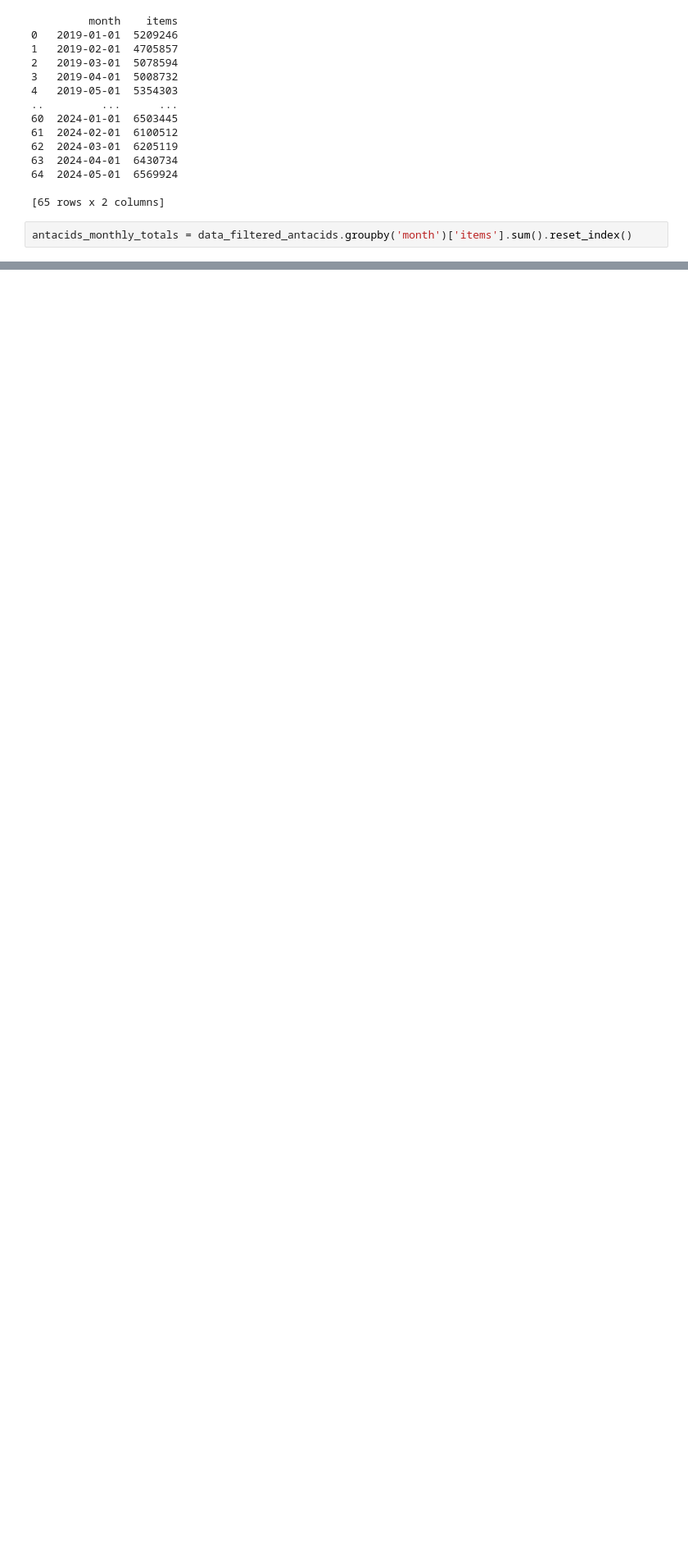
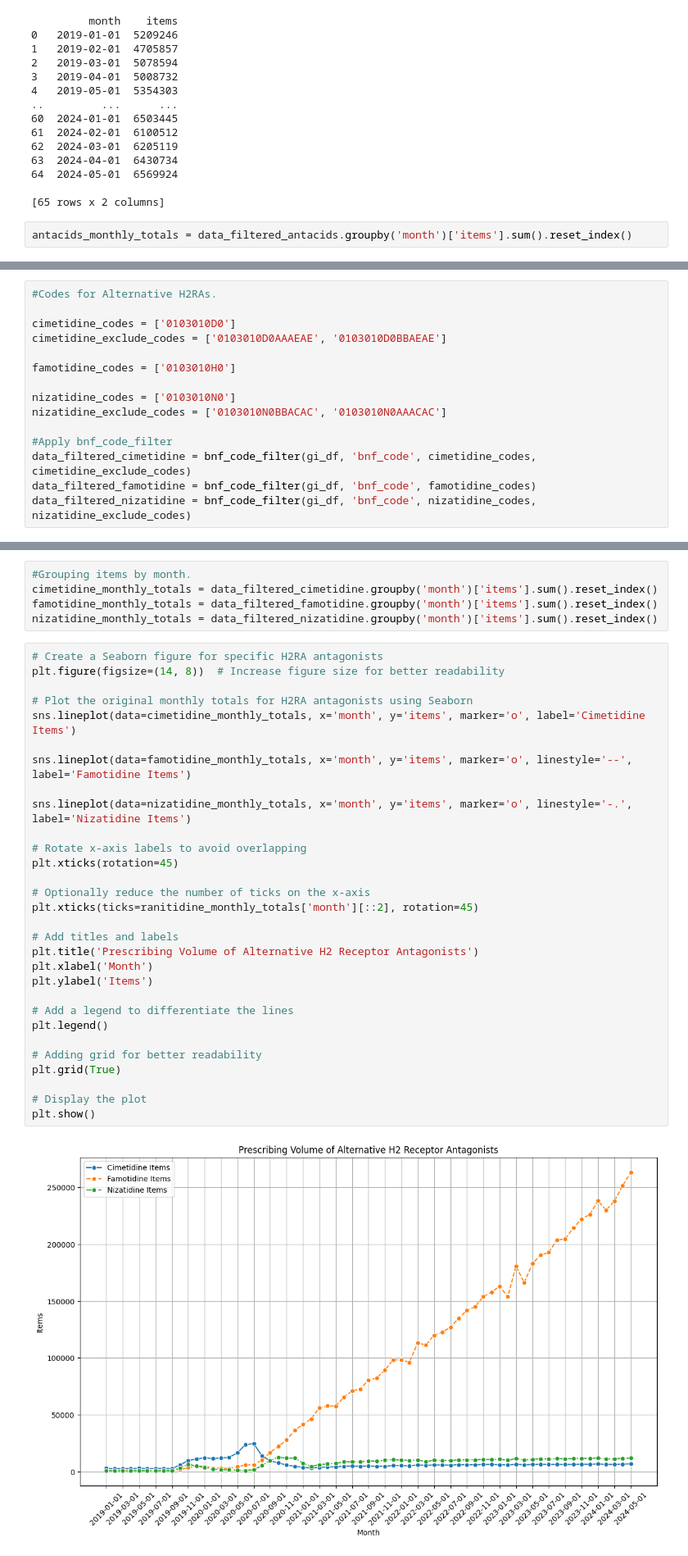
Before and after one commit to avanthika-sivakumar/med-student-omeprazole, a Jupyter notebook: notebooks/Omeprazole shortage.ipynb, the cells around one changed output, grey strips where cells are left out. Shown: that part at 82% size. Saved outputs shown, nothing was run; the diff lists cells and outputs as text; blank space fills up the shorter version.

Commit message:
Items Graphs of Specific PPIs and Specific H2RA Alternatives

```diff
--- a/notebooks/Omeprazole shortage.ipynb
+++ b/notebooks/Omeprazole shortage.ipynb
@@ -288,3 +288,18 @@ plt.grid(True)
 plt.show()
 # %% [output]
 [figure]
+# %%
+#Codes for Alternative H2RAs.
+
+cimetidine_codes = ['0103010D0']
+cimetidine_exclude_codes = ['0103010D0AAAEAE', '0103010D0BBAEAE']
+
+famotidine_codes = ['0103010H0']
+
+nizatidine_codes = ['0103010N0']
+nizatidine_exclude_codes = ['0103010N0BBACAC', '0103010N0AAACAC']
+
+#Apply bnf_code_filter
+data_filtered_cimetidine = bnf_code_filter(gi_df, 'bnf_code', cimetidine_codes, cimetidine_exclude_codes)
+data_filtered_famotidine = bnf_code_filter(gi_df, 'bnf_code', famotidine_codes)
+data_filtered_nizatidine = bnf_code_filter(gi_df, 'bnf_code', nizatidine_codes, nizatidine_exclude_codes)
@@ -290,0 +326,37 @@ plt.show()
+# %%
+#Grouping items by month.
+cimetidine_monthly_totals = data_filtered_cimetidine.groupby('month')['items'].sum().reset_index()
+famotidine_monthly_totals = data_filtered_famotidine.groupby('month')['items'].sum().reset_index()
+nizatidine_monthly_totals = data_filtered_nizatidine.groupby('month')['items'].sum().reset_index()
+# %%
+# Create a Seaborn figure for specific H2RA antagonists
+plt.figure(figsize=(14, 8))  # Increase figure size for better readability
+
+# Plot the original monthly totals for H2RA antagonists using Seaborn
+sns.lineplot(data=cimetidine_monthly_totals, x='month', y='items', marker='o', label='Cimetidine Items')
+
+sns.lineplot(data=famotidine_monthly_totals, x='month', y='items', marker='o', linestyle='--', label='Famotidine Items')
+
+sns.lineplot(data=nizatidine_monthly_totals, x='month', y='items', marker='o', linestyle='-.', label='Nizatidine Items')
+
+# Rotate x-axis labels to avoid overlapping
+plt.xticks(rotation=45)
+
+# Optionally reduce the number of ticks on the x-axis
+plt.xticks(ticks=ranitidine_monthly_totals['month'][::2], rotation=45)
+
+# Add titles and labels
+plt.title('Prescribing Volume of Alternative H2 Receptor Antagonists')
+plt.xlabel('Month')
+plt.ylabel('Items')
+
+# Add a legend to differentiate the lines
+plt.legend()
+
+# Adding grid for better readability
+plt.grid(True)
+
+# Display the plot
+plt.show()
+# %% [output]
+[figure, added]
```
Also changed, not shown: parts of 4 cells of this notebook.
